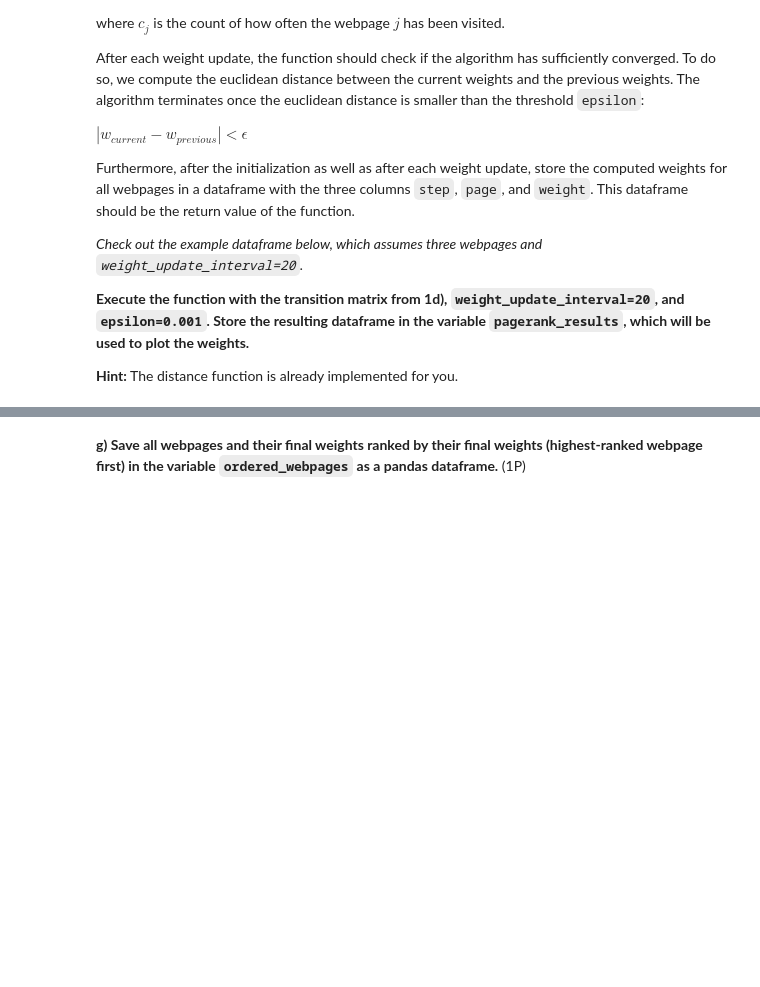
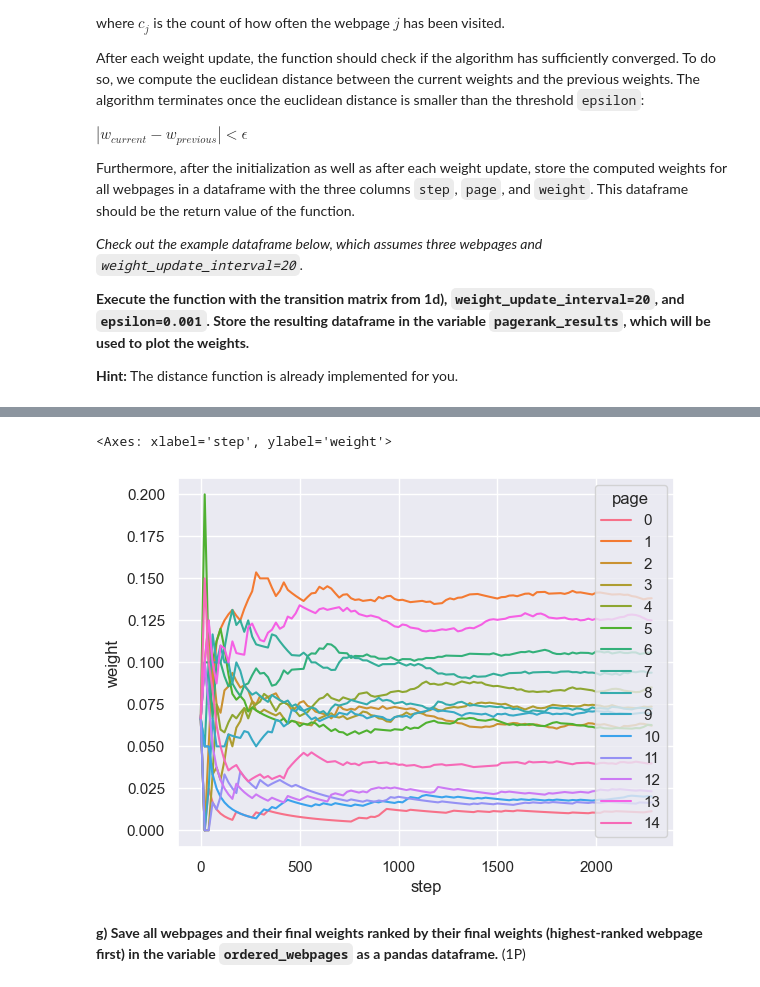
Before and after one commit to BellaEvila/NLP4Web, a Jupyter notebook: Homework 4/homework_4.ipynb, the cells around one changed output, grey strips where cells are left out. Cells and saved outputs as stored; diff of their text form; code cells hidden in the pictures; blank space fills up the shorter version.

```diff
--- a/Homework 4/homework_4.ipynb
+++ b/Homework 4/homework_4.ipynb
@@ -445,35 +478,67 @@ def distance(vec_1: np.ndarray, vec_2: np.ndarray) -> np.float64:
     """
     Compute the eucledian distance between two vectors.
 
     :param vec_1: first vector
     :param vec_2: second vector
     :return: euclidean distance between the vectors
     """
     return np.linalg.norm(vec_1 - vec_2)
 
 def random_walk(transition_matrix: np.ndarray, weight_update_interval: int = 20,
                 epsilon: float = 0.001, num_pages: int = 15) -> pd.DataFrame:
     """
     Execute the random walk.
 
     :param transition_matrix: transition matrix
     :param weight_update_interval: number of walking steps between weight updates
     :param epsilon: convergence threshold
     :param num_pages: number of webpages
     :return: dataframe of weights for different pages at different steps
     """
     walk: pd.DataFrame = pd.DataFrame({})
 
-    # YOUR CODE HERE
-    raise NotImplementedError()
+    # Initialize counts and results list
+    counts = np.zeros(num_pages)
+    results = []
 
+    # Start from a random page
+    current_page = np.random.choice(num_pages)
+    step = 0
+
+    # Initialize weights with uniform distribution and store initial weights
+    initial_weights = np.full(num_pages, 1/num_pages)
+    results.extend([{'weight': initial_weights[i], 'step': step, 'page': str(i)} for i in range(num_pages)])
+
+    # Main loop of the random walk
+    while True:
+        # Walk to the next page and increment step
+        current_page = np.random.choice(num_pages, p=transition_matrix[current_page])
+        step += 1
+        counts[current_page] += 1
+
+        # Update weights and check for convergence at specified intervals
+        if step % weight_update_interval == 0:
+            new_weights = counts / counts.sum()
+            results.extend([{'weight': new_weights[i], 'step': step, 'page': str(i)} for i in range(num_pages)])
+
+            # Check for convergence
+            if step > weight_update_interval and distance(new_weights, initial_weights) < epsilon:
+                break
+
+            initial_weights = new_weights
+
+    # Convert results to DataFrame
+    walk = pd.DataFrame(results)
     return walk
 
 pagerank_results = random_walk(transition_matrix, 20, 0.001, 15)
 
 # This plots a graph showing the convergence of the page weights as the random walk progresses
 # make sure your data frame has the right format for the graph to make sense
 sns.lineplot(data=pagerank_results, x="step", y="weight", hue="page")
+# %% [output]
+<Axes: xlabel='step', ylabel='weight'>
+[figure, added]
 # %%
 # This is for you to check if your function works properly
 # The test_transition_matrix is from your self test of the task above
```
Also changed, not shown: parts of 5 cells of this notebook.
